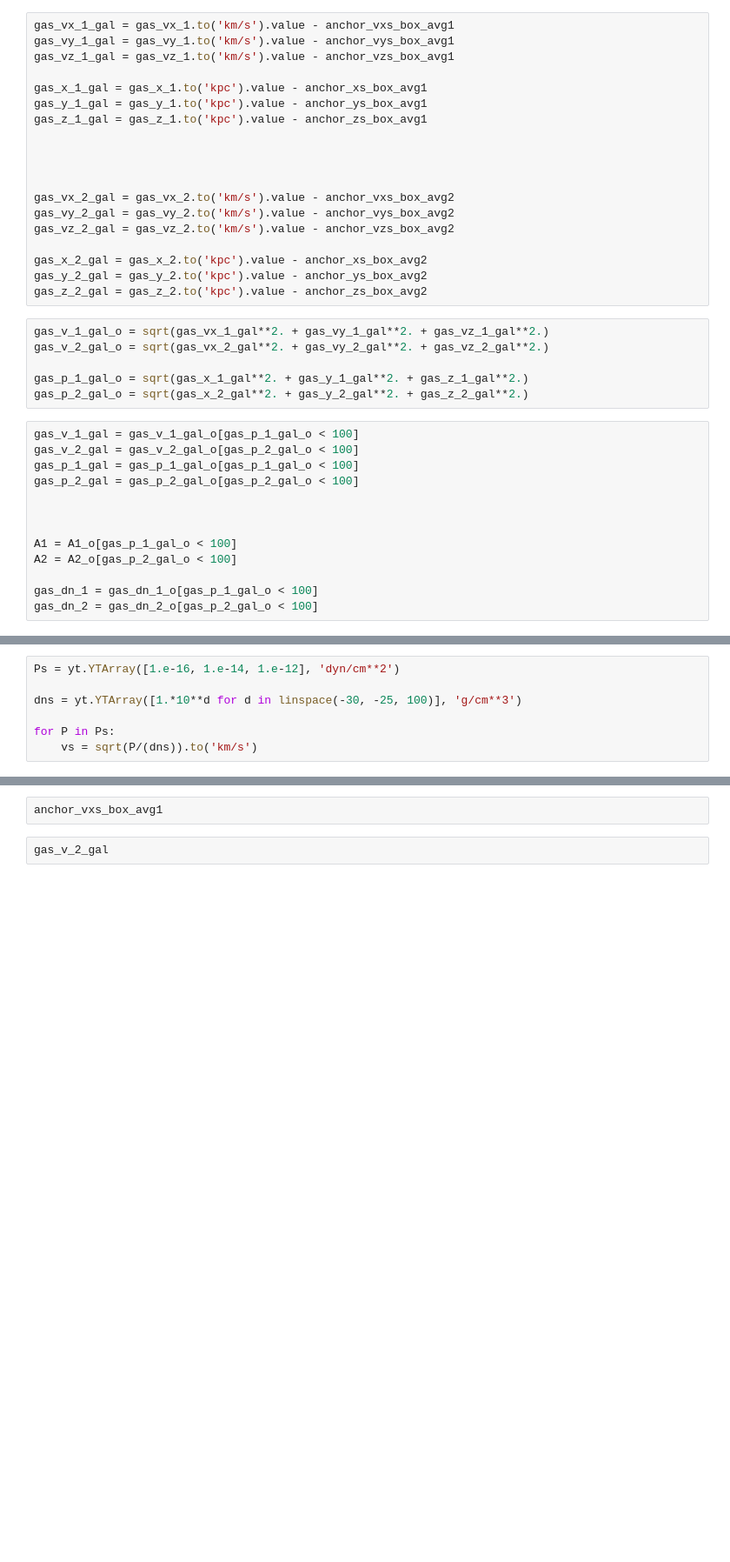
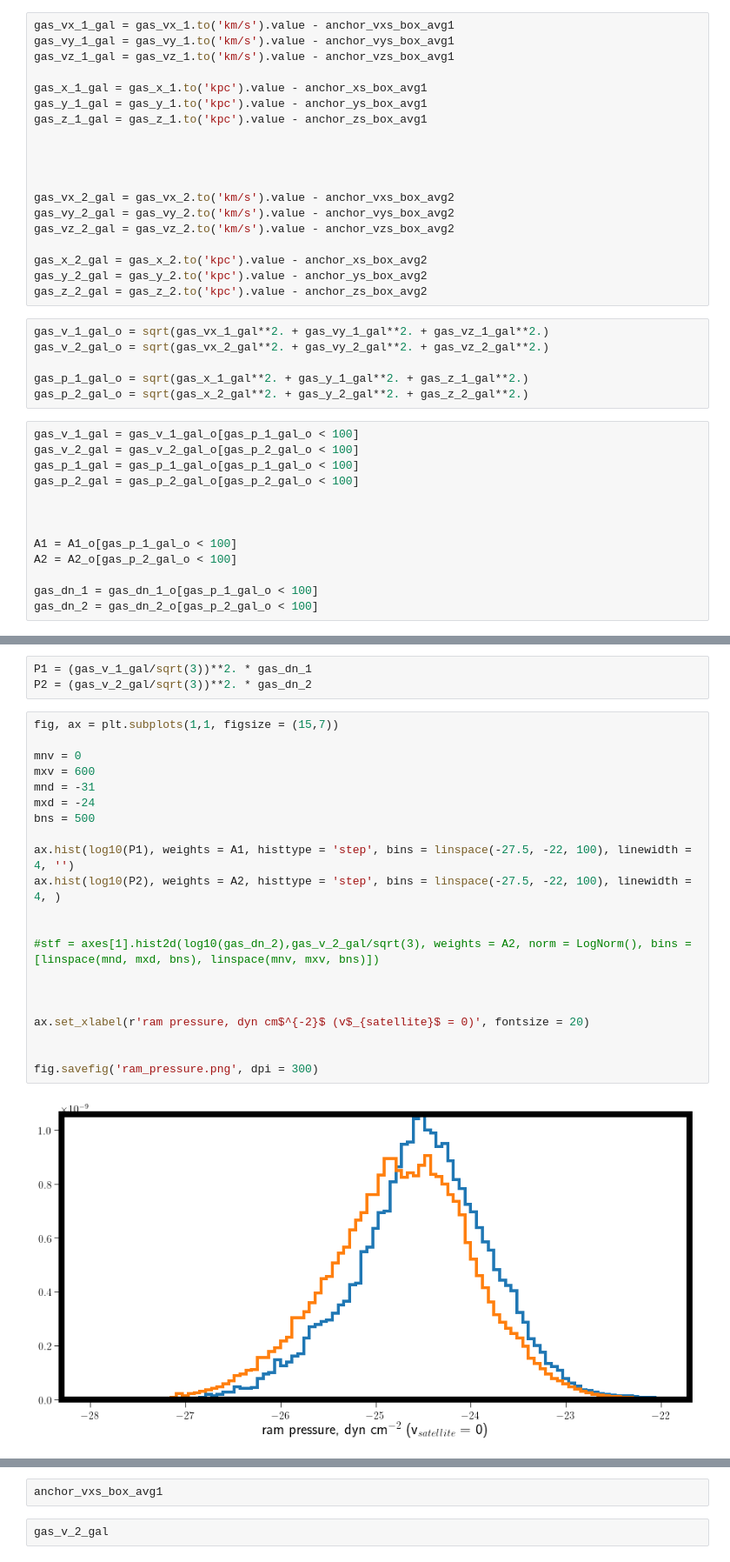
Before and after one commit to RaymondSimons/foggie_local, a Jupyter notebook: velocity_density_profiles.ipynb, the cells around one changed output, grey strips where cells are left out. Shown at 87% size. Saved outputs shown, nothing was run; the diff lists cells and outputs as text; blank space fills up the shorter version.

```diff
--- a/velocity_density_profiles.ipynb
+++ b/velocity_density_profiles.ipynb
@@ -188,7 +188,26 @@ fig.savefig('velocity_density.png', dpi = 300)
-# %%
-Ps = yt.YTArray([1.e-16, 1.e-14, 1.e-12], 'dyn/cm**2')
-
-dns = yt.YTArray([1.*10**d for d in linspace(-30, -25, 100)], 'g/cm**3')
-
-for P in Ps:
-    vs = sqrt(P/(dns)).to('km/s')
+# %%
+P1 = (gas_v_1_gal/sqrt(3))**2. * gas_dn_1
+P2 = (gas_v_2_gal/sqrt(3))**2. * gas_dn_2
+# %%
+fig, ax = plt.subplots(1,1, figsize = (15,7))
+
+mnv = 0
+mxv = 600
+mnd = -31
+mxd = -24
+bns = 500
+
+ax.hist(log10(P1), weights = A1, histtype = 'step', bins = linspace(-27.5, -22, 100), linewidth = 4, '')
+ax.hist(log10(P2), weights = A2, histtype = 'step', bins = linspace(-27.5, -22, 100), linewidth = 4, )
+
+
+#stf = axes[1].hist2d(log10(gas_dn_2),gas_v_2_gal/sqrt(3), weights = A2, norm = LogNorm(), bins = [linspace(mnd, mxd, bns), linspace(mnv, mxv, bns)])
+
+
+
+ax.set_xlabel(r'ram pressure, dyn cm$^{-2}$ (v$_{satellite}$ = 0)', fontsize = 20)
+
+
+fig.savefig('ram_pressure.png', dpi = 300)
+# %% [output]
+[figure, added]
```
Also changed, not shown: parts of 4 cells of this notebook, 3 other files.
